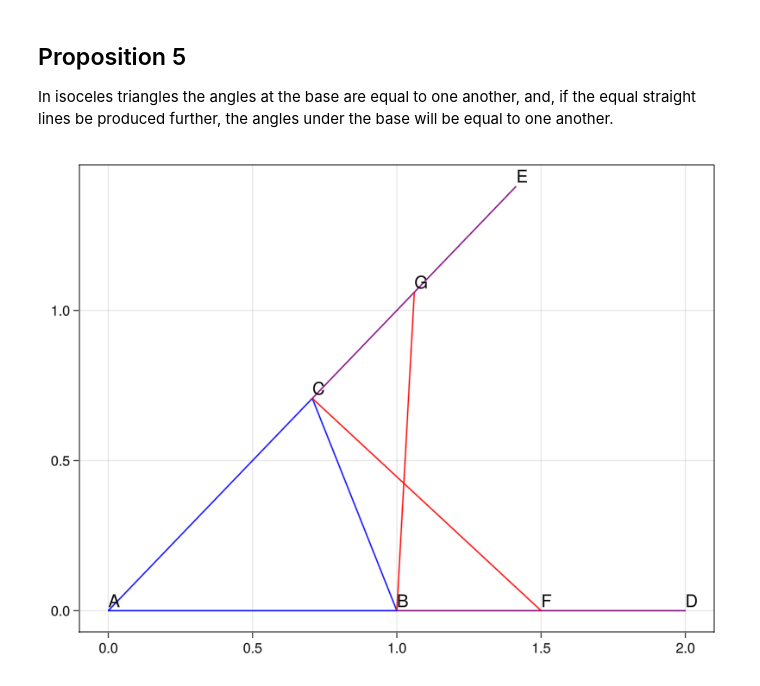
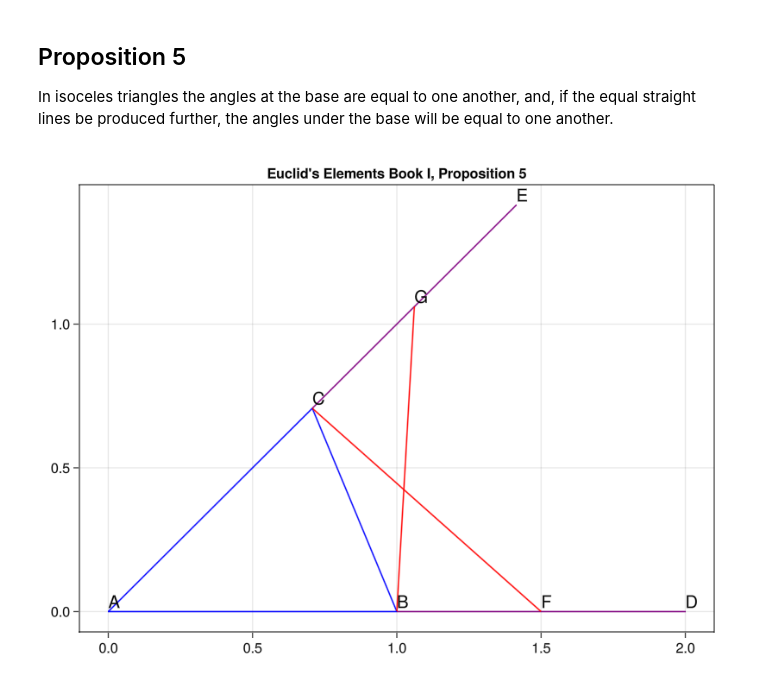
Before and after one commit to derekshoneycutt/euclid-elements-julia, a Jupyter notebook: Book 1/Prop 5.ipynb, the cells around one changed output. Drawn from its saved outputs; the diff is of its cells as text; code cells hidden in the pictures.

```diff
--- a/Book 1/Prop 5.ipynb
+++ b/Book 1/Prop 5.ipynb
@@ -35,32 +35,32 @@ E = @lift(continue_line($A, $C, $len_extend))
 F = @lift(continue_line($A, $B, $len_extend/2))
 
 #Take AG equal to AF
 G = @lift(continue_line($A, $C, $len_extend/2))
 
 
 #setup the chart space...
 f = Figure()
-ax = Axis(f[1,1])
+ax = Axis(f[1,1], title="Euclid's Elements Book I, Proposition 5")
 
 # Draw the lines
 lines!(@lift([$A,$B]), color=:blue)
 lines!(@lift([$A,$C]), color=:blue)
 lines!(@lift([$B,$C]), color=:blue)
 lines!(@lift([$B,$D]), color=:purple)
 lines!(@lift([$C,$E]), color=:purple)
 lines!(@lift([$F,$C]), color=:red)
 lines!(@lift([$G,$B]), color=:red)
 
 #Now draw the point labels
 Apoint = text!(A, text="A")
 Bpoint = text!(B, text="B")
 Cpoint = text!(C, text="C")
 Dpoint = text!(D, text="D")
 Epoint = text!(E, text="E")
 Fpoint = text!(F, text="F")
 Gpoint = text!(G, text="G")
 
 #Draw and show the chart :)
 current_figure()
 # %% [output]
-[figure, old version]
+[figure, new version]
```
Also changed, not shown: 8 other files.
